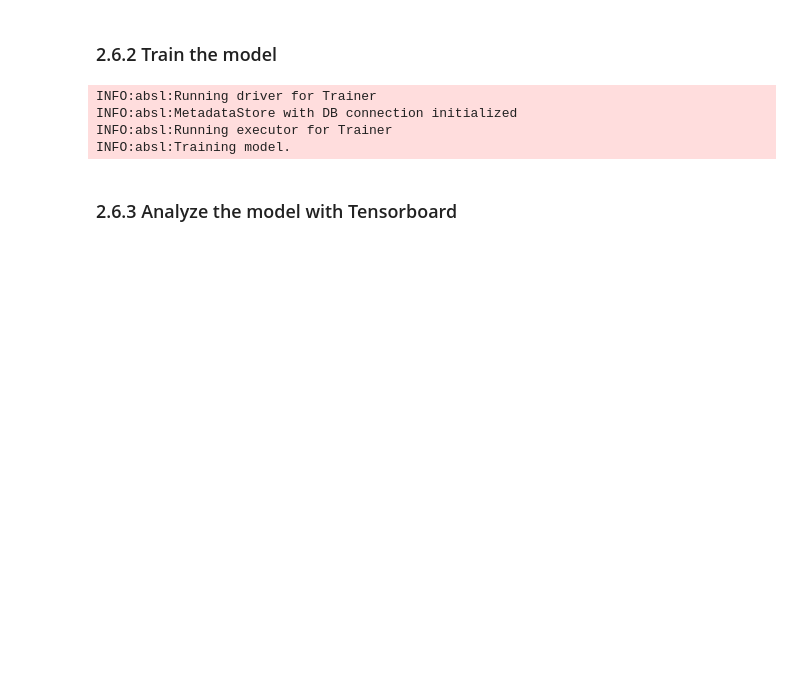
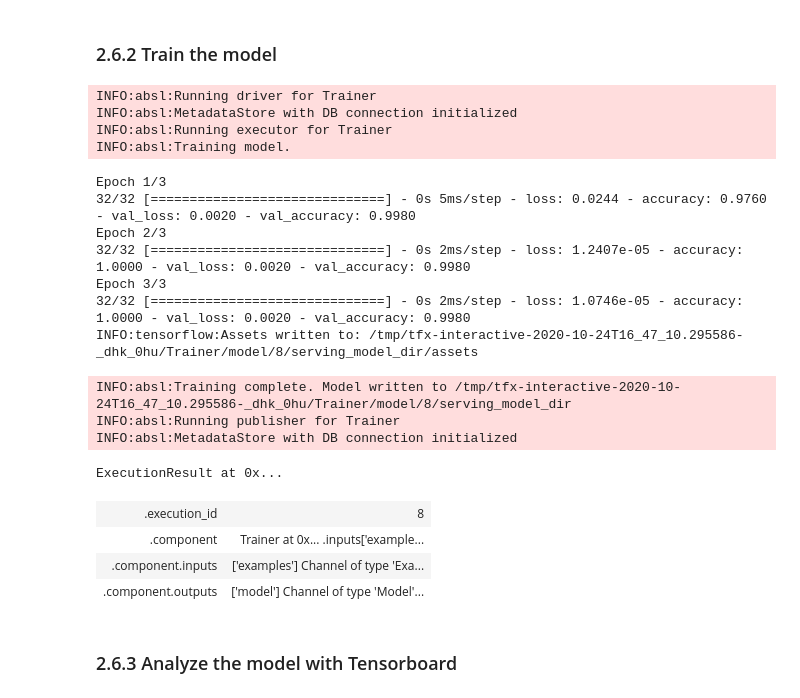
Before and after one commit to boudartjj/credit-cards-fraud-detection-with-tfx, a Jupyter notebook: tfx_creditcard_fraud.ipynb, the cells around one changed output. Cells and saved outputs as stored; diff of their text form; code cells hidden in the pictures; blank space fills up the shorter version.

```diff
--- a/tfx_creditcard_fraud.ipynb
+++ b/tfx_creditcard_fraud.ipynb
@@ -473,18 +473,33 @@ Overwriting credit_card_fraud_trainer.py
 # %%
 trainer = Trainer(
     module_file=os.path.abspath(_trainer_module_file),
     custom_executor_spec=executor_spec.ExecutorClassSpec(GenericExecutor),
     examples=transform.outputs['transformed_examples'],
     transform_graph=transform.outputs['transform_graph'],
     schema=schema_gen.outputs['schema'],
-    train_args=trainer_pb2.TrainArgs(num_steps=5),
-    eval_args=trainer_pb2.EvalArgs(num_steps=5))
+    train_args=trainer_pb2.TrainArgs(num_steps=10000),
+    eval_args=trainer_pb2.EvalArgs(num_steps=5000))
 context.run(trainer)
 # %% [output]
 INFO:absl:Running driver for Trainer
 INFO:absl:MetadataStore with DB connection initialized
 INFO:absl:Running executor for Trainer
 INFO:absl:Training model.
+Epoch 1/3
+32/32 [==============================] - 0s 5ms/step - loss: 0.0244 - accuracy: 0.9760 - val_loss: 0.0020 - val_accuracy: 0.9980
+Epoch 2/3
+32/32 [==============================] - 0s 2ms/step - loss: 1.2407e-05 - accuracy: 1.0000 - val_loss: 0.0020 - val_accuracy: 0.9980
+Epoch 3/3
+32/32 [==============================] - 0s 2ms/step - loss: 1.0746e-05 - accuracy: 1.0000 - val_loss: 0.0020 - val_accuracy: 0.9980
+INFO:tensorflow:Assets written to: /tmp/tfx-interactive-2020-10-24T16_47_10.295586-_dhk_0hu/Trainer/model/8/serving_model_dir/assets
+INFO:absl:Training complete. Model written to /tmp/tfx-interactive-2020-10-24T16_47_10.295586-_dhk_0hu/Trainer/model/8/serving_model_dir
+INFO:absl:Running publisher for Trainer
+INFO:absl:MetadataStore with DB connection initialized
+ExecutionResult at 0x...
+| .execution_id | 8 |
+| .component | Trainer at 0x... .inputs['example... |
+| .component.inputs | ['examples'] Channel of type 'Exa... |
+| .component.outputs | ['model'] Channel of type 'Model'... |
 # %% [markdown]
 ### 2.6.3 Analyze the model with Tensorboard
 # %%
```
Also changed, not shown: parts of 9 cells of this notebook, 1 other file.
